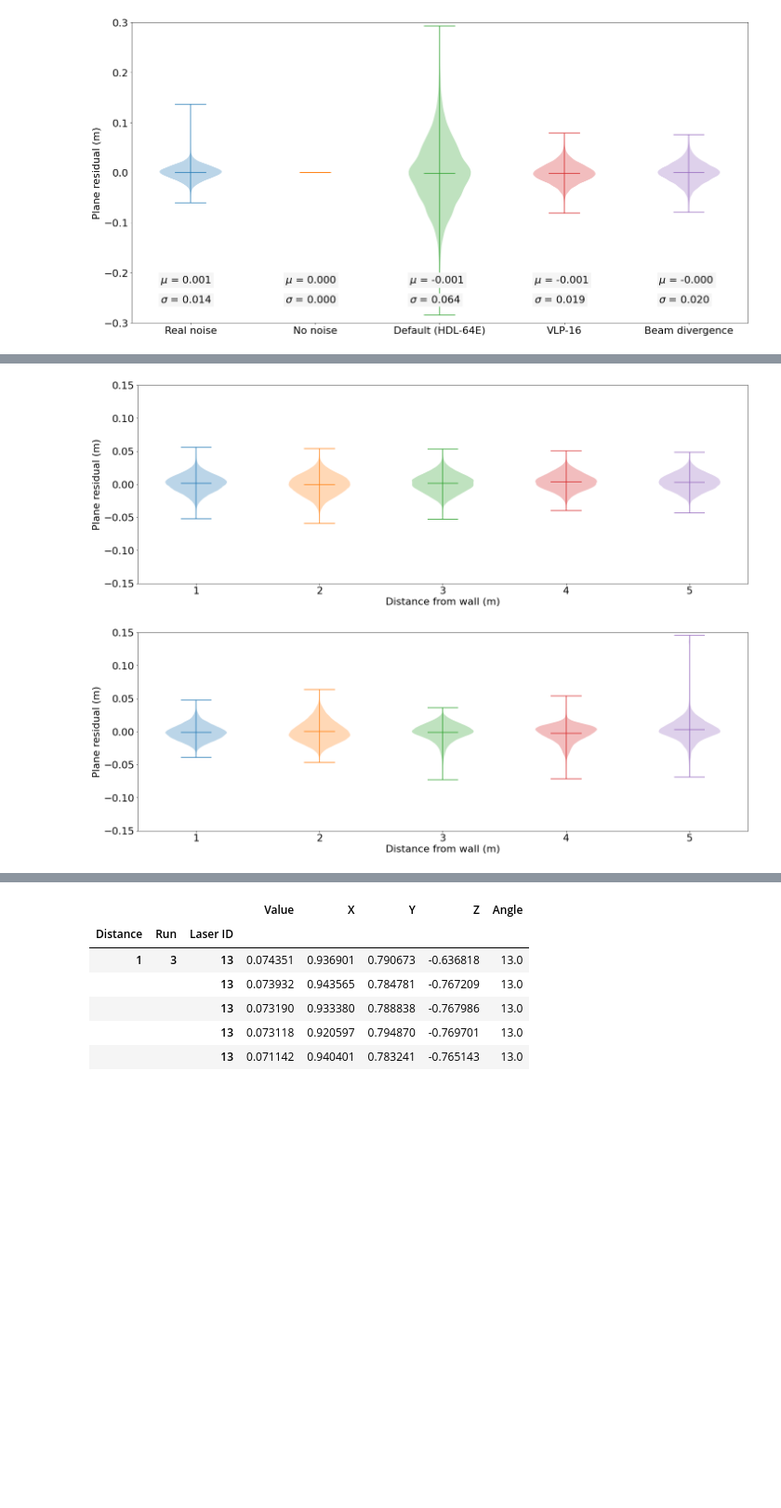
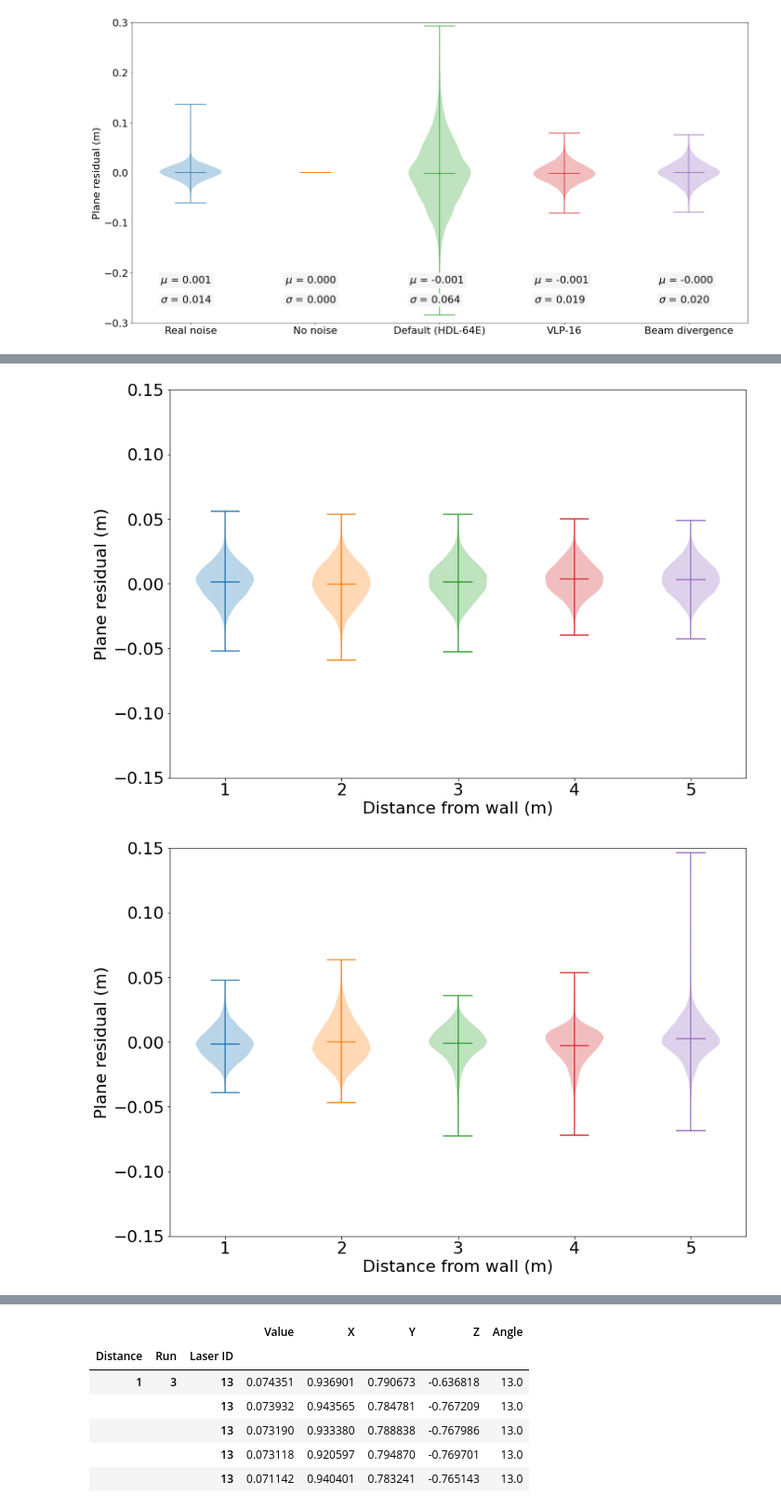
Before and after one commit to branislavjenco/thesis-code, a Jupyter notebook: noise_distributions.ipynb, the cells around one changed output, grey strips where cells are left out. Shown at 93% size. Drawn from its saved outputs; the diff is of its cells as text; code cells hidden in the pictures; blank space fills up the shorter version.

```diff
--- a/noise_distributions.ipynb
+++ b/noise_distributions.ipynb
@@ -293,23 +289,23 @@ plot_violin(df.query("Error == 'real'"))
 # %%
 def plot_violin_per_distance(data, kind):
     kind_data = data.loc[kind]
-    fig = plt.figure()
-    fig.set_figwidth(24)
+    fig = plt.figure(constrained_layout=True)
+    fig.set_figwidth(12)
     fig.set_figheight(8)
     for dist in range(1, 6):
         plt.violinplot(kind_data.loc[dist]["Value"], positions=[dist-1], showmeans=True)
     plt.xticks(range(5), labels=range(1, 6))
     plt.ylim(-0.15, 0.15)
     plt.xlabel("Distance from wall (m)")
     plt.ylabel("Plane residual (m)")
     fig.savefig(f"plots/v_real_dist_comparison_{kind}.png", bbox_inches='tight', pad_inches=1)
     plt.show()
 
 plot_violin_per_distance(df.query("Error == 'real'"), "wall")
 plot_violin_per_distance(df.query("Error == 'real'"), "floor")
 # %% [output]
-[figure, old version]
+[figure, new version]
-[figure, old version]
+[figure, new version]
 # %%
 def plot_violin_per_laser(data, kind):
     kind_data = data.loc[kind]
```
Also changed, not shown: parts of 2 cells of this notebook, 2 other files.
